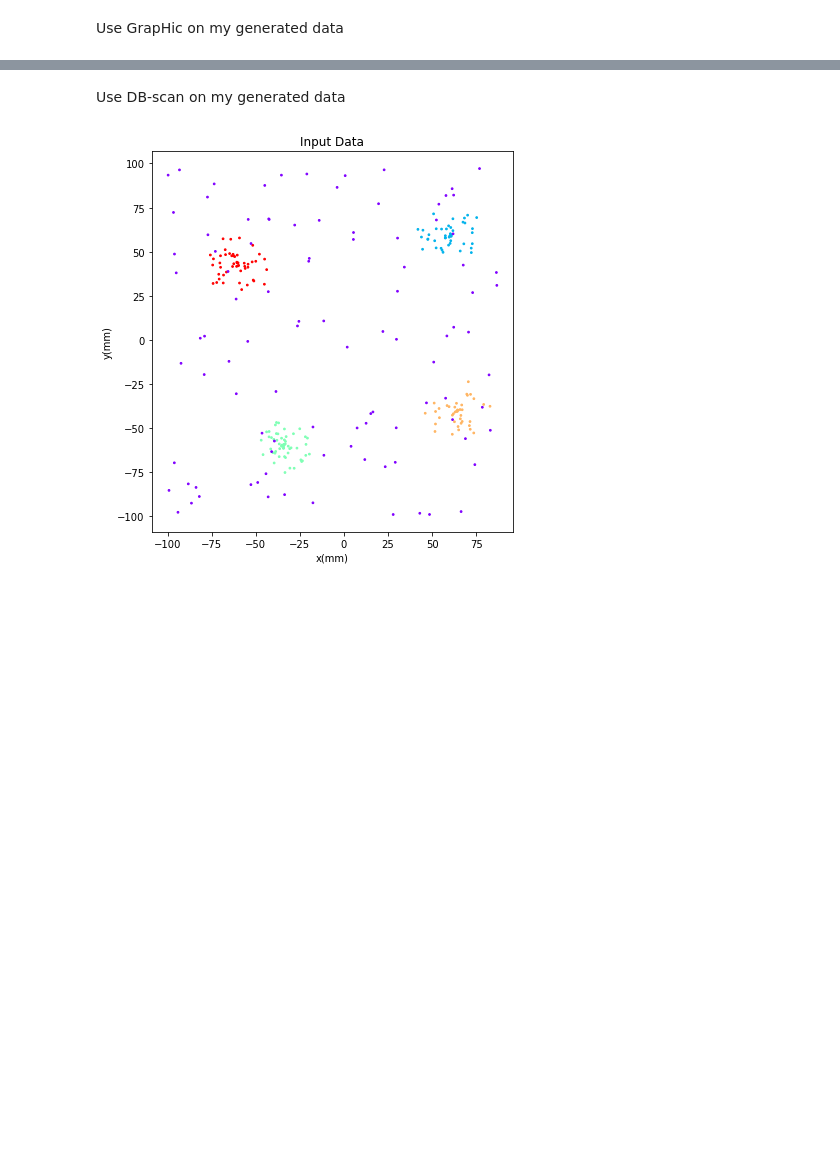
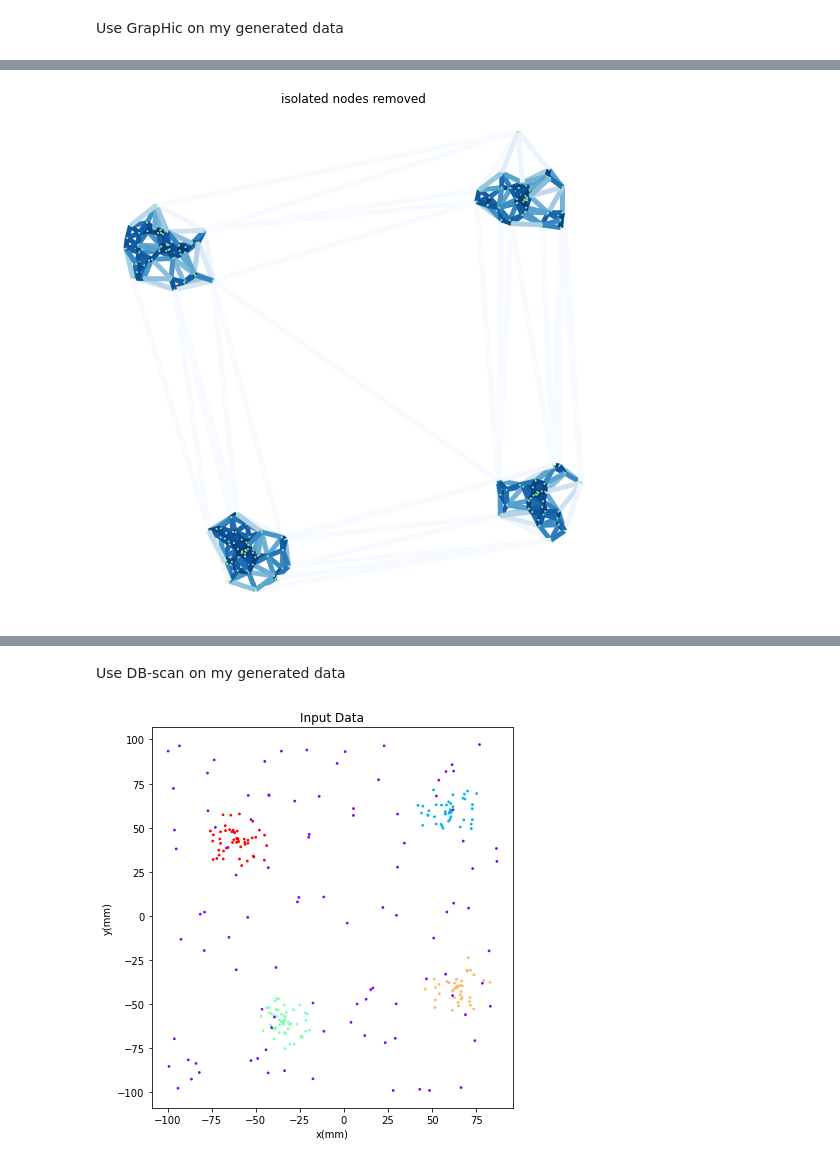
Before and after one commit to ElianaRenzo/pdm, a Jupyter notebook: Codes_exercices/my_toy_example.ipynb, the cells around one changed output, grey strips where cells are left out. Cells and saved outputs as stored; diff of their text form; code cells hidden in the pictures; blank space fills up the shorter version.

```diff
--- a/Codes_exercices/my_toy_example.ipynb
+++ b/Codes_exercices/my_toy_example.ipynb
@@ -95,0 +141,4 @@ plot_clusters_with_graph(G1, P1[not_noise_points1], labels1_fid[not_noise_points
+# %%
+plot_the_graph(G1, P1[not_noise_points1], 'isolated nodes removed', 1)
+# %% [output]
+[figure, added]
```
Also changed, not shown: parts of 11 cells of this notebook, 1 other file.
